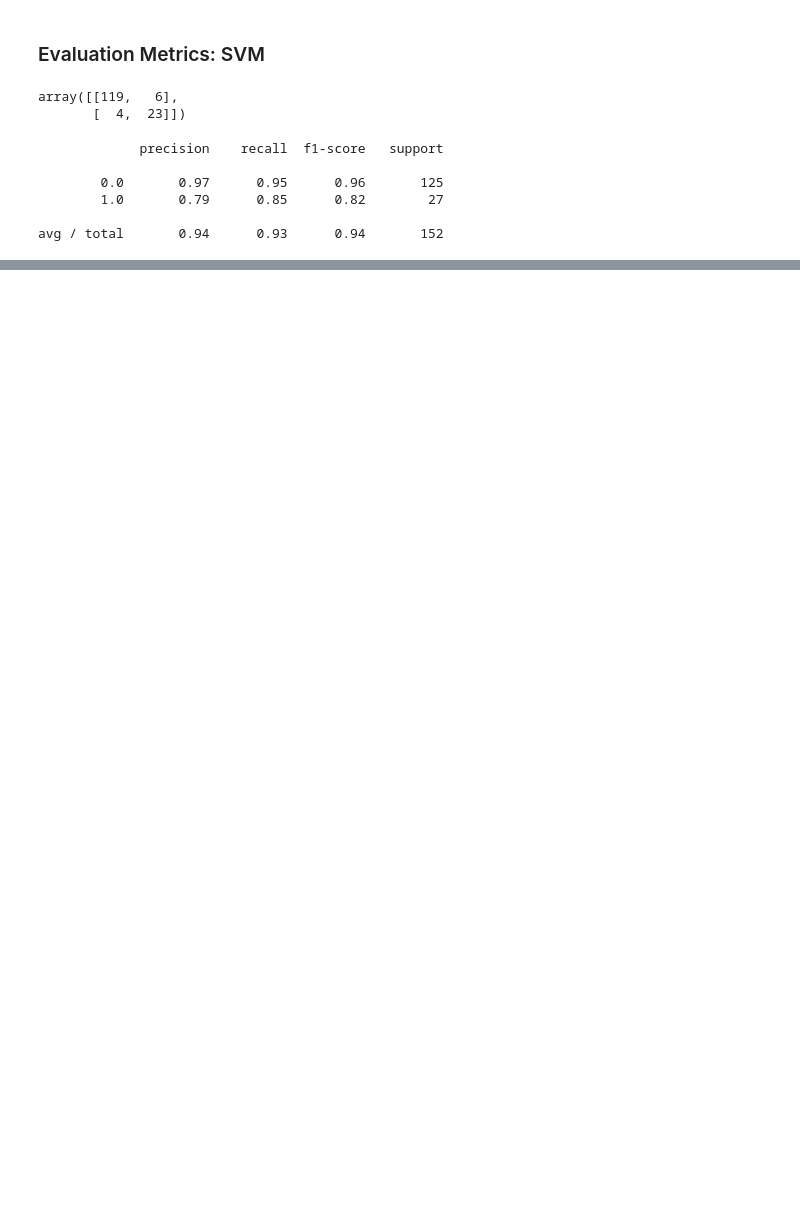
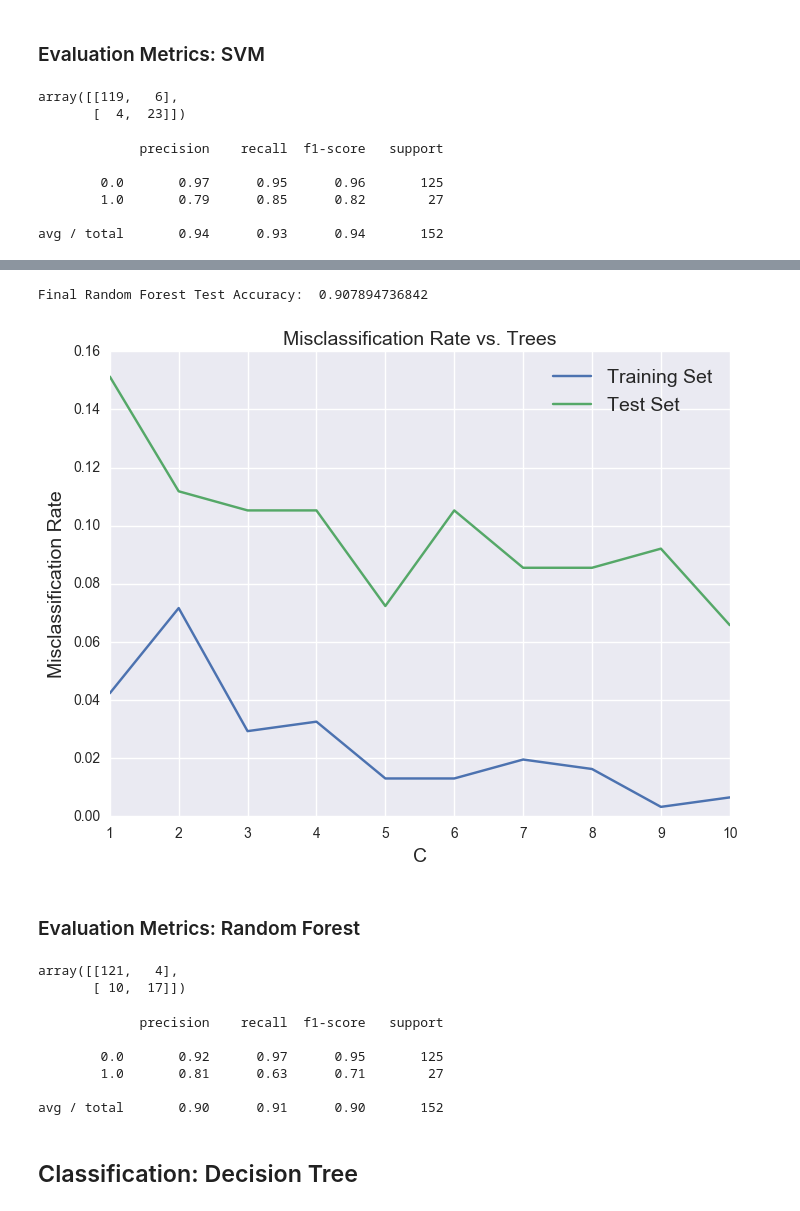
Before and after one commit to shouvikmani/Intelligent-Pothole-Detection, a Jupyter notebook: classification_road_conditions.ipynb, the cells around one changed output, grey strips where cells are left out. Saved outputs shown, nothing was run; the diff lists cells and outputs as text; code cells hidden in the pictures; blank space fills up the shorter version.

```diff
--- a/classification_road_conditions.ipynb
+++ b/classification_road_conditions.ipynb
@@ -128,0 +189,56 @@ avg / total       0.94      0.93      0.94       152
+# %%
+Cs = [1,2,3,4,5,6,7,8,9,10]
+cvAccuracy = []
+trainMisclassRate = []
+testMisclassRate = []
+
+X_train, X_test, y_train, y_test = train_test_split(X, y, test_size=0.33, random_state=0)
+
+for c in Cs:
+    clf = RandomForestClassifier(n_estimators=c)
+    scores = cross_val_score(clf, X,y, cv=5)
+    cvAccuracy.append(np.mean(scores))
+    clf.fit(X_train,y_train)
+    y_fitted = clf.predict(X_train)
+    y_pred = clf.predict(X_test)
+    trainMisclassRate.append(np.mean(y_fitted!=y_train))
+    testMisclassRate.append(np.mean(y_pred!=y_test))
+
+plt.figure(figsize=(8,6))
+plt.plot(Cs, trainMisclassRate, label="Training Set")
+plt.plot(Cs, testMisclassRate, label="Test Set")
+plt.legend(loc='upper right', fontsize=14)
+plt.title('Misclassification Rate vs. Trees', fontsize=14)
+plt.xlabel('C', fontsize=14)
+plt.ylabel('Misclassification Rate', fontsize=14)
+
+# Final Random Forest Classifier
+clf = RandomForestClassifier(n_estimators=6)
+clf.fit(X_train,y_train)
+y_pred = clf.predict(X_test)
+accuracy = np.mean(y_pred==y_test)
+print ("Final Random Forest Test Accuracy: ", accuracy)
+# %% [output]
+Final Random Forest Test Accuracy:  0.907894736842
+[figure, added]
+# %% [markdown]
+### Evaluation Metrics: Random Forest
+# %%
+e = [1,2,3]
+b = [1,2,3]
+confusion_matrix(y_test, y_pred)
+# %% [output]
+array([[121,   4],
+       [ 10,  17]])
+# %%
+a = classification_report(y_test, y_pred)
+print (a)
+# %% [output]
+             precision    recall  f1-score   support
+
+        0.0       0.92      0.97      0.95       125
+        1.0       0.81      0.63      0.71        27
+
+avg / total       0.90      0.91      0.90       152
+# %% [markdown]
+## Classification: Decision Tree
```
Also changed, not shown: parts of 19 cells of this notebook.
